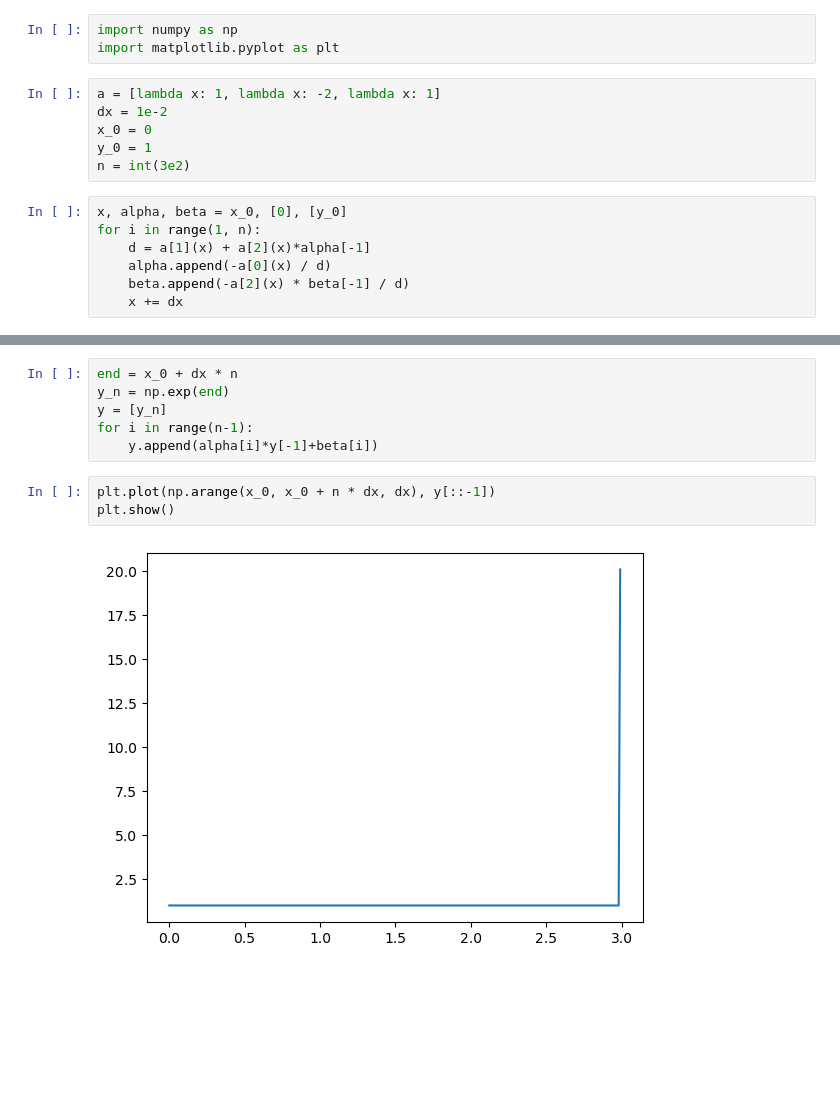
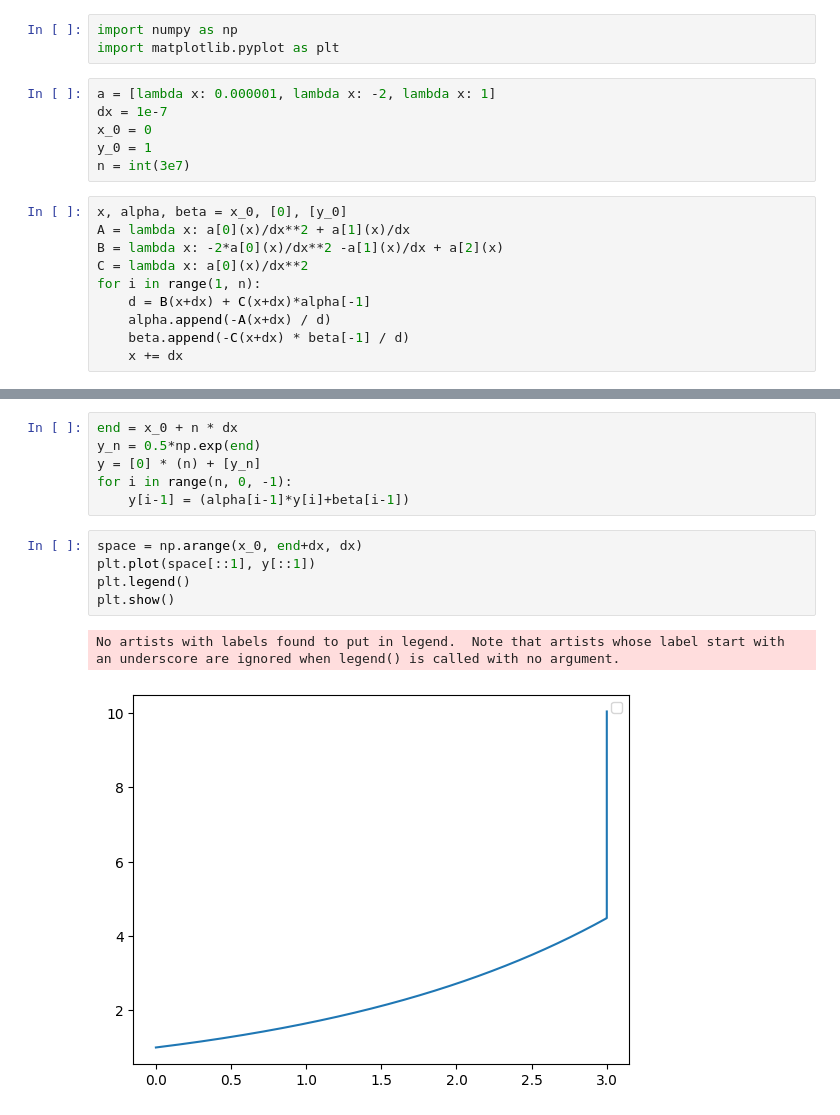
Before and after one commit to xDiaym/diffeq, a Jupyter notebook: 12.ipynb, the cells around one changed output, grey strips where cells are left out. Drawn from its saved outputs; the diff is of its cells as text; blank space fills up the shorter version.

```diff
--- a/12.ipynb
+++ b/12.ipynb
@@ -2,17 +2,20 @@
 import numpy as np
 import matplotlib.pyplot as plt
 # %%
-a = [lambda x: 1, lambda x: -2, lambda x: 1]
-dx = 1e-2
+a = [lambda x: 0.000001, lambda x: -2, lambda x: 1]
+dx = 1e-7
 x_0 = 0
 y_0 = 1
-n = int(3e2)
+n = int(3e7)
 # %%
 x, alpha, beta = x_0, [0], [y_0]
+A = lambda x: a[0](x)/dx**2 + a[1](x)/dx
+B = lambda x: -2*a[0](x)/dx**2 -a[1](x)/dx + a[2](x)
+C = lambda x: a[0](x)/dx**2
 for i in range(1, n):
-    d = a[1](x) + a[2](x)*alpha[-1]
-    alpha.append(-a[0](x) / d)
-    beta.append(-a[2](x) * beta[-1] / d)
+    d = B(x+dx) + C(x+dx)*alpha[-1]
+    alpha.append(-A(x+dx) / d)
+    beta.append(-C(x+dx) * beta[-1] / d)
     x += dx
 # %%
 plt.plot(np.arange(x_0, x_0 + n * dx, dx), alpha, label=r'$\alpha$')
@@ -24,11 +27,14 @@ plt.show()
 # %%
-end = x_0 + dx * n
-y_n = np.exp(end)
-y = [y_n]
-for i in range(n-1):
-    y.append(alpha[i]*y[-1]+beta[i])
+end = x_0 + n * dx
+y_n = 0.5*np.exp(end)
+y = [0] * (n) + [y_n]
+for i in range(n, 0, -1):
+    y[i-1] = (alpha[i-1]*y[i]+beta[i-1])
 # %%
-plt.plot(np.arange(x_0, x_0 + n * dx, dx), y[::-1])
+space = np.arange(x_0, end+dx, dx)
+plt.plot(space[::1], y[::1])
+plt.legend()
 plt.show()
 # %% [output]
+No artists with labels found to put in legend.  Note that artists whose label start with an underscore are ignored when legend() is called with no argument.
-[figure, old version]
+[figure, new version]
```
Also changed, not shown: parts of 1 cell of this notebook, 1 other file.
